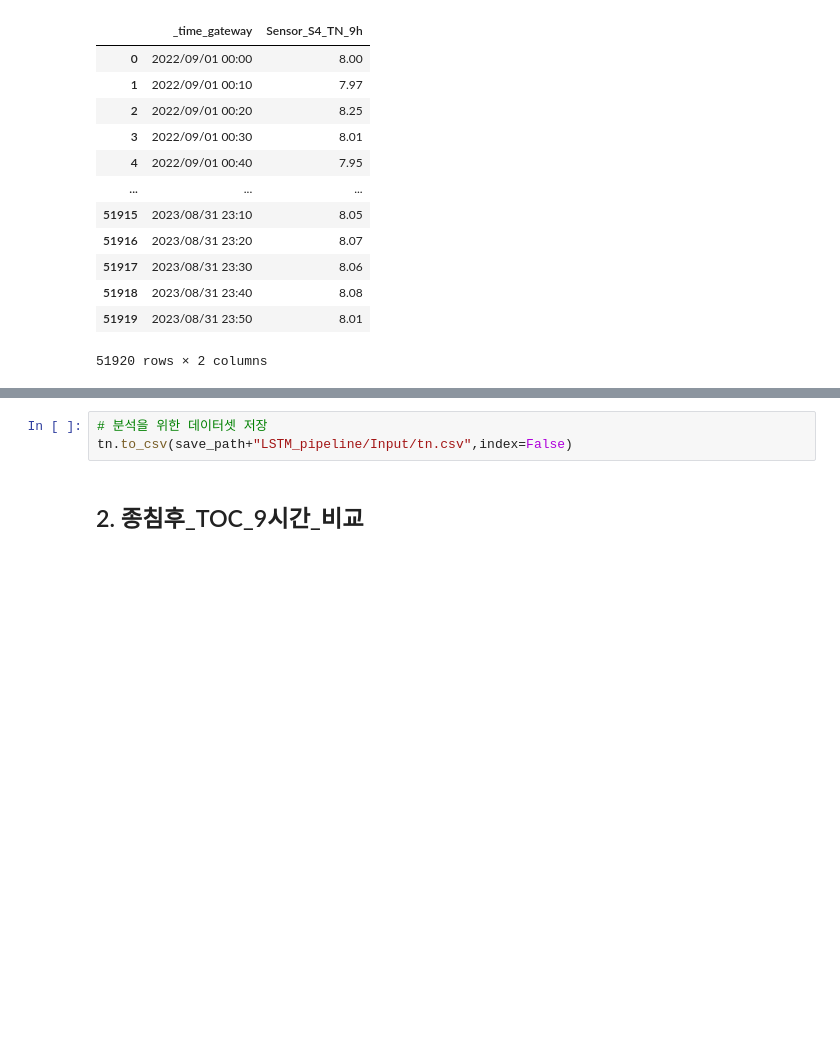
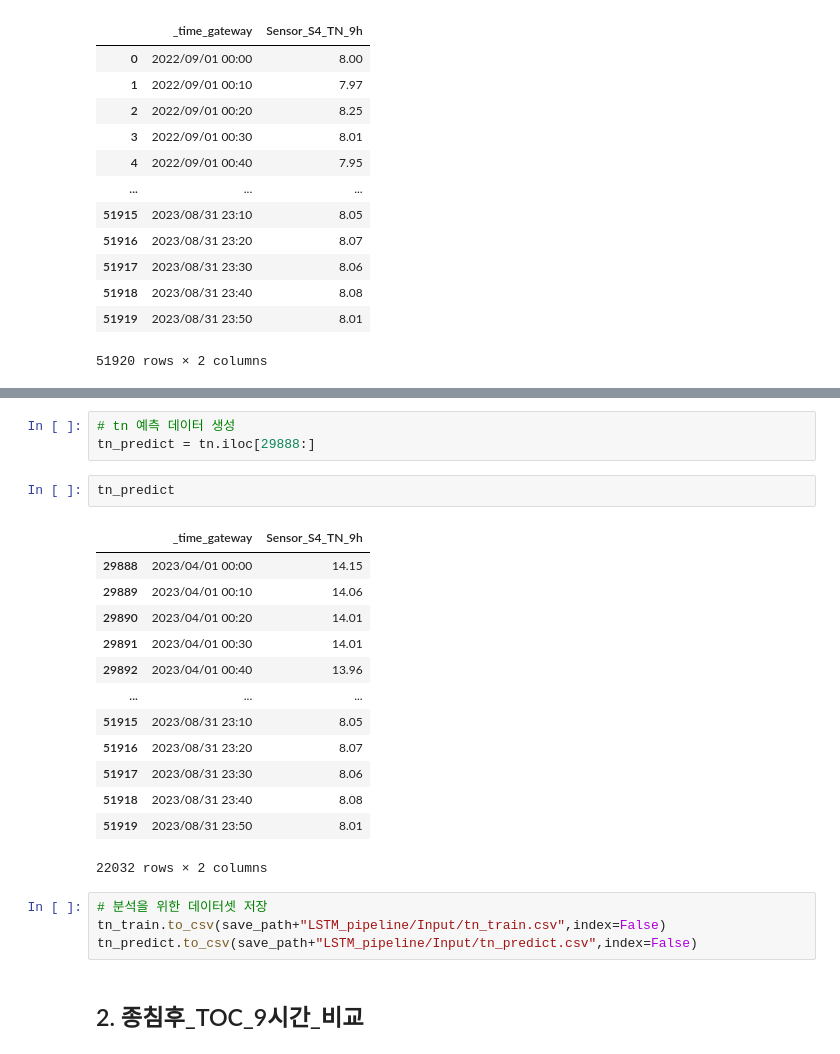
Before and after one commit to Kyeong6/whatever, a Jupyter notebook: analysis/lstm/sewage_lstm_data_preprocessing.ipynb, the cells around one changed output, grey strips where cells are left out. Saved outputs shown, nothing was run; the diff lists cells and outputs as text; blank space fills up the shorter version.

```diff
--- a/analysis/lstm/sewage_lstm_data_preprocessing.ipynb
+++ b/analysis/lstm/sewage_lstm_data_preprocessing.ipynb
@@ -97,6 +118,26 @@ tn
+# %%
+# tn 예측 데이터 생성
+tn_predict = tn.iloc[29888:]
+# %%
+tn_predict
+# %% [output]
+|  | _time_gateway | Sensor_S4_TN_9h |
+| 29888 | 2023/04/01 00:00 | 14.15 |
+| 29889 | 2023/04/01 00:10 | 14.06 |
+| 29890 | 2023/04/01 00:20 | 14.01 |
+| 29891 | 2023/04/01 00:30 | 14.01 |
+| 29892 | 2023/04/01 00:40 | 13.96 |
+| ... | ... | ... |
+| 51915 | 2023/08/31 23:10 | 8.05 |
+| 51916 | 2023/08/31 23:20 | 8.07 |
+| 51917 | 2023/08/31 23:30 | 8.06 |
+| 51918 | 2023/08/31 23:40 | 8.08 |
+| 51919 | 2023/08/31 23:50 | 8.01 |
+22032 rows × 2 columns
 # %%
 # 분석을 위한 데이터셋 저장
-tn.to_csv(save_path+"LSTM_pipeline/Input/tn.csv",index=False)
+tn_train.to_csv(save_path+"LSTM_pipeline/Input/tn_train.csv",index=False)
+tn_predict.to_csv(save_path+"LSTM_pipeline/Input/tn_predict.csv",index=False)
 # %% [markdown]
 ## 2. 종침후_TOC_9시간_비교
 # %%
```
Also changed, not shown: parts of 11 cells of this notebook.
